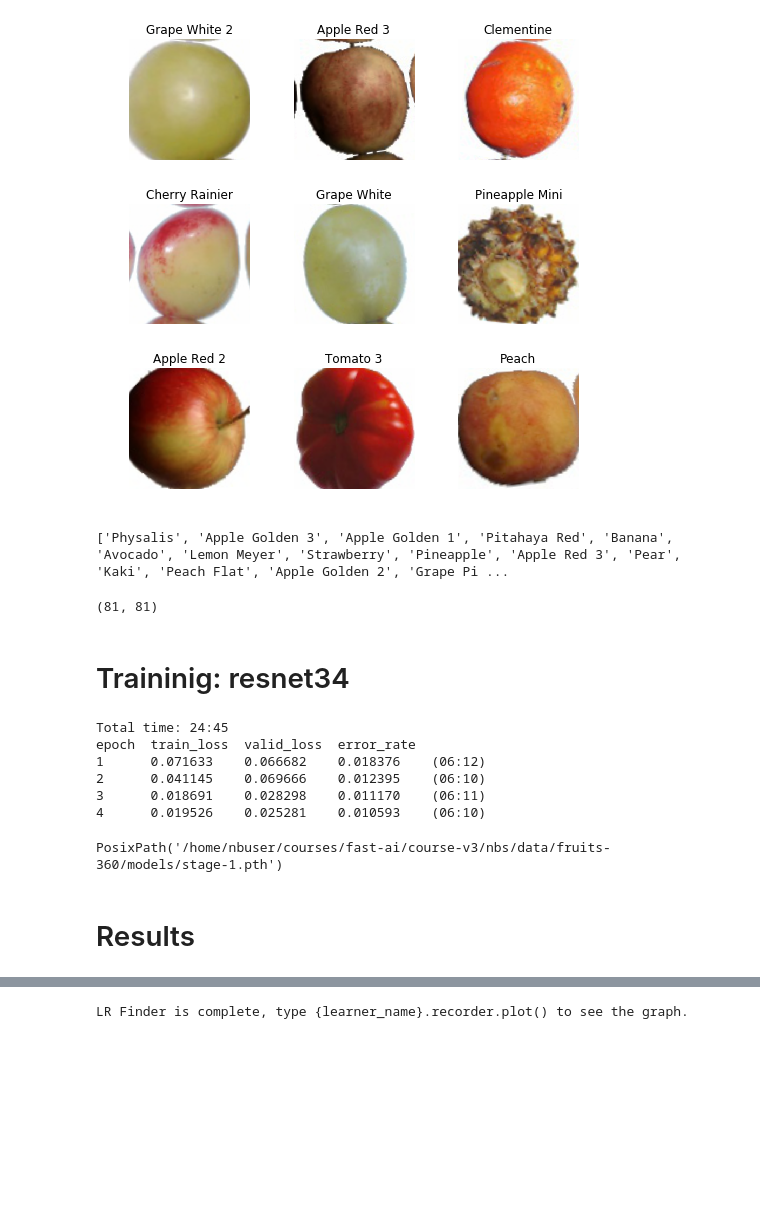
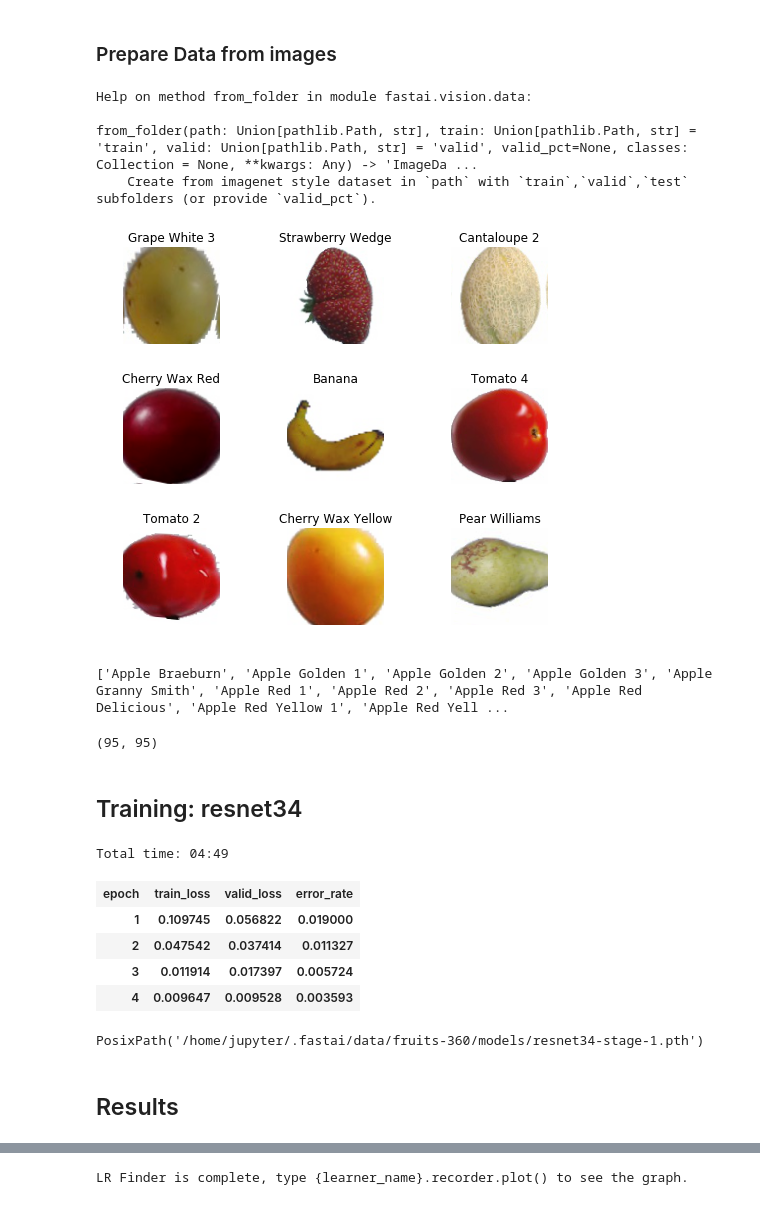
Before and after one commit to neronicolo/fastai_dl1_v3_notebooks, a Jupyter notebook: lesson1-fruits-360_nikola.ipynb, the cells around one changed output, grey strips where cells are left out. Cells and saved outputs as stored; diff of their text form; code cells hidden in the pictures; blank space fills up the shorter version.

```diff
--- a/lesson1-fruits-360_nikola.ipynb
+++ b/lesson1-fruits-360_nikola.ipynb
@@ -19,3 +19,2 @@ print(pathlib.Path.cwd())
 # %%
-path = pathlib.Path('/home/nbuser/courses/fast-ai/course-v3/nbs/data/fruits-360')
-path
+path = pathlib.Path('/home/jupyter/.fastai/data/fruits-360')
@@ -34,33 +76,42 @@ path.ls()
+# %% [markdown]
+### Prepare Data from images
+# %%
+help(ImageDataBunch.from_folder)
+# %% [output]
+Help on method from_folder in module fastai.vision.data:
+
+from_folder(path: Union[pathlib.Path, str], train: Union[pathlib.Path, str] = 'train', valid: Union[pathlib.Path, str] = 'valid', valid_pct=None, classes: Collection = None, **kwargs: Any) -> 'ImageDa ...
+    Create from imagenet style dataset in `path` with `train`,`valid`,`test` subfolders (or provide `valid_pct`).
 # %%
-sz = 224
-bs = 32
-tfms = get_transforms()
-data = ImageDataBunch.from_folder(path, train='Training', valid='Test', ds_tfms=tfms, size=sz, bs=bs
+sz = 98
+bs = 64
+tfsm = get_transforms()
+data = ImageDataBunch.from_folder(path, train='Training', valid='Test', ds_tfms=tfsm, size=sz, bs=bs
                                  ).normalize(imagenet_stats)
 # %%
-data.show_batch(3, figsize=(7,7))
+data.show_batch(rows=3, figsize=(7,6))
 # %% [output]
-[figure, old version]
+[figure, new version]
 # %%
 print(data.classes)
 len(data.classes), data.c
 # %% [output]
-['Physalis', 'Apple Golden 3', 'Apple Golden 1', 'Pitahaya Red', 'Banana', 'Avocado', 'Lemon Meyer', 'Strawberry', 'Pineapple', 'Apple Red 3', 'Pear', 'Kaki', 'Peach Flat', 'Apple Golden 2', 'Grape Pi ...
+['Apple Braeburn', 'Apple Golden 1', 'Apple Golden 2', 'Apple Golden 3', 'Apple Granny Smith', 'Apple Red 1', 'Apple Red 2', 'Apple Red 3', 'Apple Red Delicious', 'Apple Red Yellow 1', 'Apple Red Yell ...
-(81, 81)
+(95, 95)
 # %% [markdown]
-# Traininig: resnet34
+## Training: resnet34
 # %%
 learn = create_cnn(data, models.resnet34, metrics=error_rate)
 # %%
 learn.fit_one_cycle(4)
 # %% [output]
-Total time: 24:45
-epoch  train_loss  valid_loss  error_rate
-1      0.071633    0.066682    0.018376    (06:12)
-2      0.041145    0.069666    0.012395    (06:10)
-3      0.018691    0.028298    0.011170    (06:11)
-4      0.019526    0.025281    0.010593    (06:10)
+Total time: 04:49
+| epoch | train_loss | valid_loss | error_rate |
+| 1 | 0.109745 | 0.056822 | 0.019000 |
+| 2 | 0.047542 | 0.037414 | 0.011327 |
+| 3 | 0.011914 | 0.017397 | 0.005724 |
+| 4 | 0.009647 | 0.009528 | 0.003593 |
 # %%
-learn.save('stage-1', return_path=1)
+learn.save('resnet34-stage-1', return_path=1)
 # %% [output]
-PosixPath('/home/nbuser/courses/fast-ai/course-v3/nbs/data/fruits-360/models/stage-1.pth')
+PosixPath('/home/jupyter/.fastai/data/fruits-360/models/resnet34-stage-1.pth')
@@ -67,3 +120,3 @@ PosixPath('/home/nbuser/courses/fast-ai/course-v3/nbs/data/fruits-360/models/sta
 # %% [markdown]
-# Results
+## Results
 # %%
```
Also changed, not shown: parts of 59 cells of this notebook, 1 other file.
